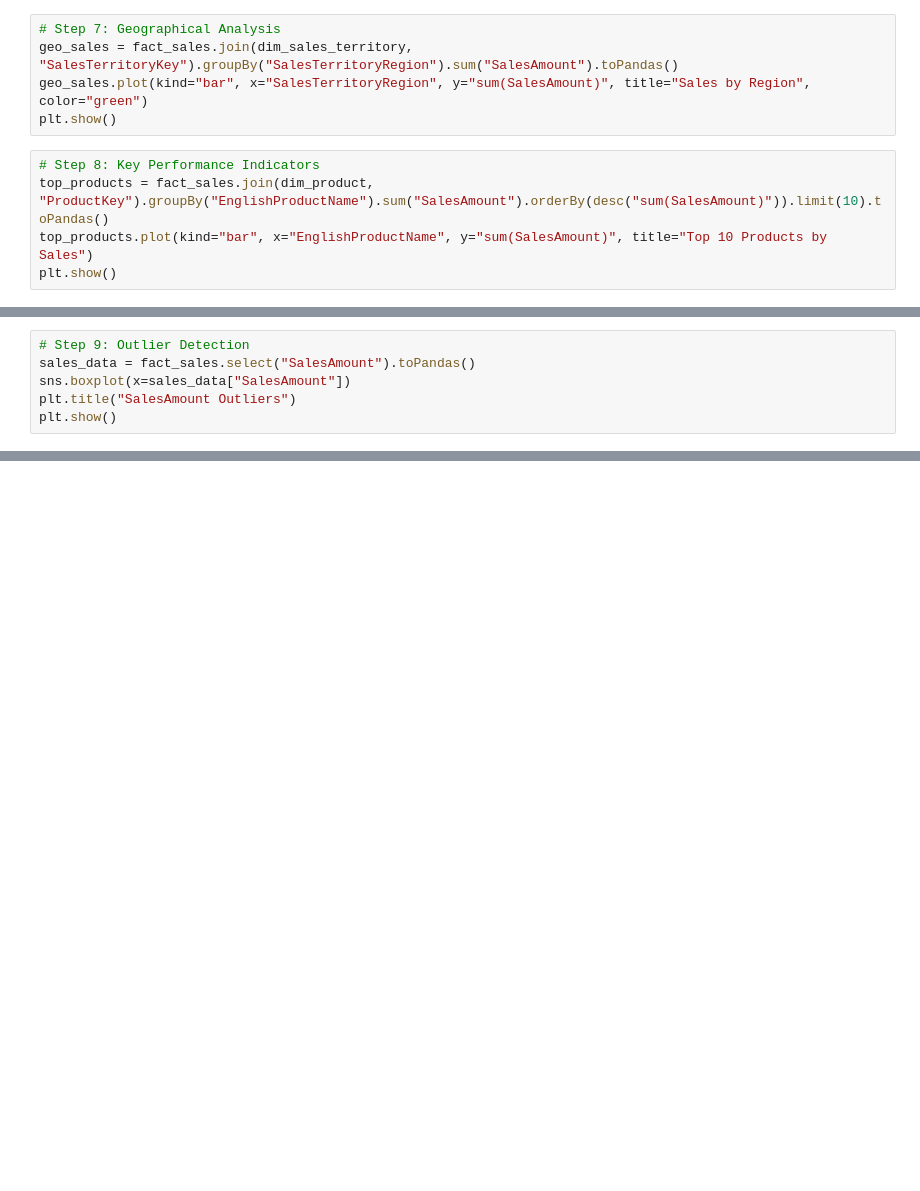
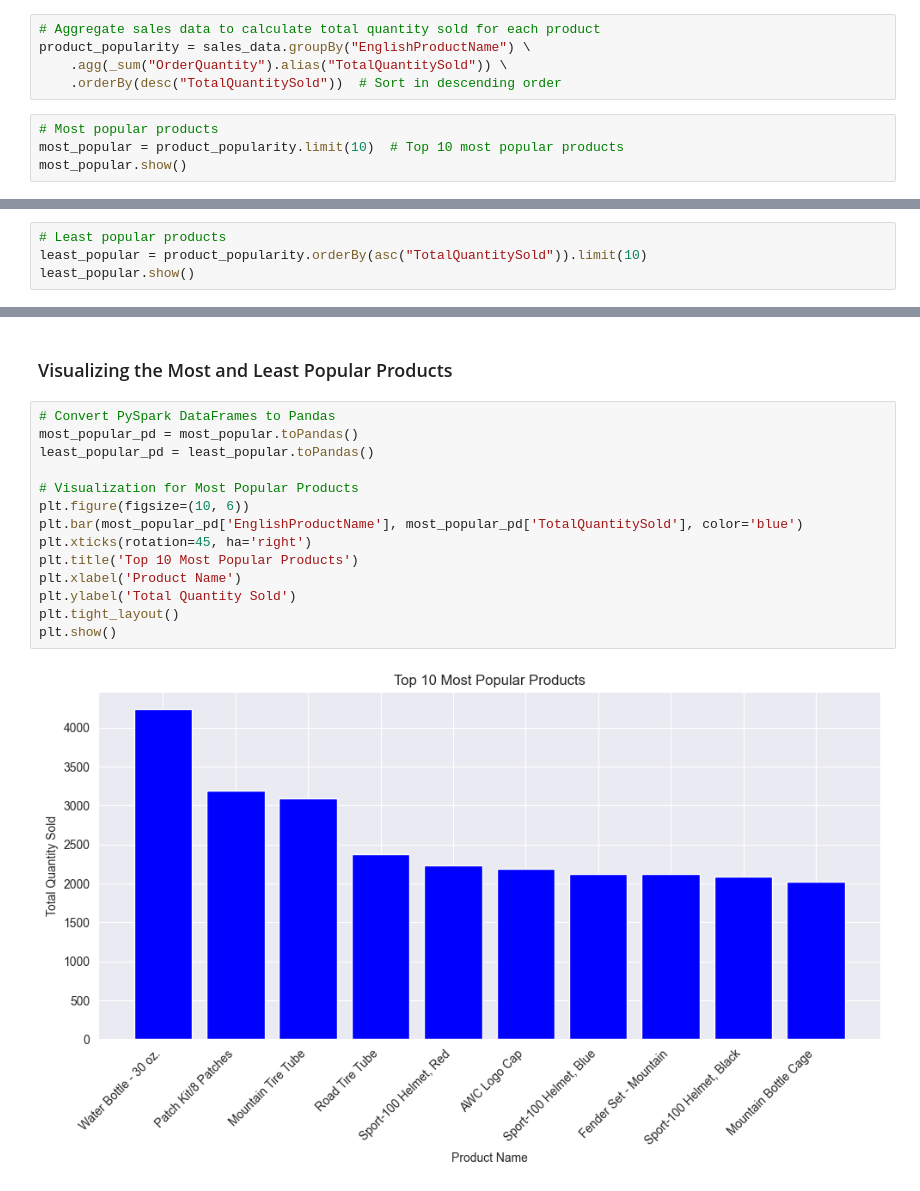
Before and after one commit to JamesAdeshina/BigDataProcessing, a Jupyter notebook: main.ipynb, the cells around one changed output, grey strips where cells are left out. Drawn from its saved outputs; the diff is of its cells as text; blank space fills up the shorter version.

```diff
--- a/main.ipynb
+++ b/main.ipynb
@@ -68,10 +141,9 @@ plt.show()
 # %%
-# Step 7: Geographical Analysis
-geo_sales = fact_sales.join(dim_sales_territory, "SalesTerritoryKey").groupBy("SalesTerritoryRegion").sum("SalesAmount").toPandas()
-geo_sales.plot(kind="bar", x="SalesTerritoryRegion", y="sum(SalesAmount)", title="Sales by Region", color="green")
-plt.show()
+# Aggregate sales data to calculate total quantity sold for each product
+product_popularity = sales_data.groupBy("EnglishProductName") \
+    .agg(_sum("OrderQuantity").alias("TotalQuantitySold")) \
+    .orderBy(desc("TotalQuantitySold"))  # Sort in descending order
 # %%
-# Step 8: Key Performance Indicators
-top_products = fact_sales.join(dim_product, "ProductKey").groupBy("EnglishProductName").sum("SalesAmount").orderBy(desc("sum(SalesAmount)")).limit(10).toPandas()
-top_products.plot(kind="bar", x="EnglishProductName", y="sum(SalesAmount)", title="Top 10 Products by Sales")
-plt.show()
+# Most popular products
+most_popular = product_popularity.limit(10)  # Top 10 most popular products
+most_popular.show()
@@ -78,6 +166,4 @@ plt.show()
 # %%
-# Step 9: Outlier Detection
-sales_data = fact_sales.select("SalesAmount").toPandas()
-sns.boxplot(x=sales_data["SalesAmount"])
-plt.title("SalesAmount Outliers")
-plt.show()
+# Least popular products
+least_popular = product_popularity.orderBy(asc("TotalQuantitySold")).limit(10)
+least_popular.show()
@@ -88,0 +189,18 @@ sales_vector = assembler.transform(sales_data.select("OrderDateKey", "SalesAmoun
+# %% [markdown]
+### Visualizing the Most and Least Popular Products
+# %%
+# Convert PySpark DataFrames to Pandas
+most_popular_pd = most_popular.toPandas()
+least_popular_pd = least_popular.toPandas()
+
+# Visualization for Most Popular Products
+plt.figure(figsize=(10, 6))
+plt.bar(most_popular_pd['EnglishProductName'], most_popular_pd['TotalQuantitySold'], color='blue')
+plt.xticks(rotation=45, ha='right')
+plt.title('Top 10 Most Popular Products')
+plt.xlabel('Product Name')
+plt.ylabel('Total Quantity Sold')
+plt.tight_layout()
+plt.show()
+# %% [output]
+[figure, added]
```
Also changed, not shown: parts of 21 cells of this notebook, 1 other file.
